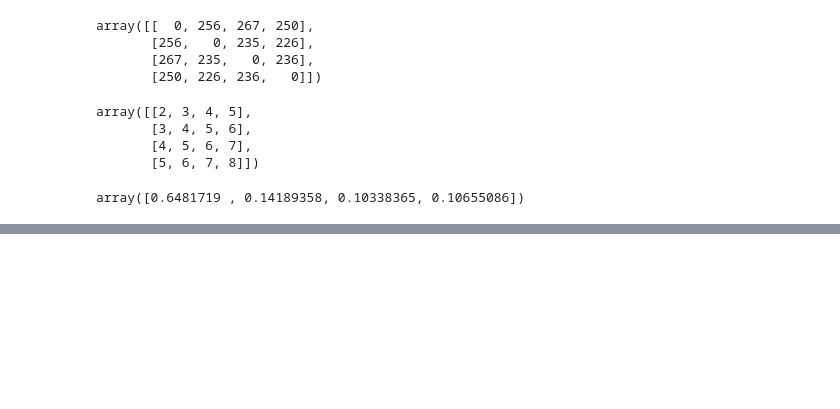
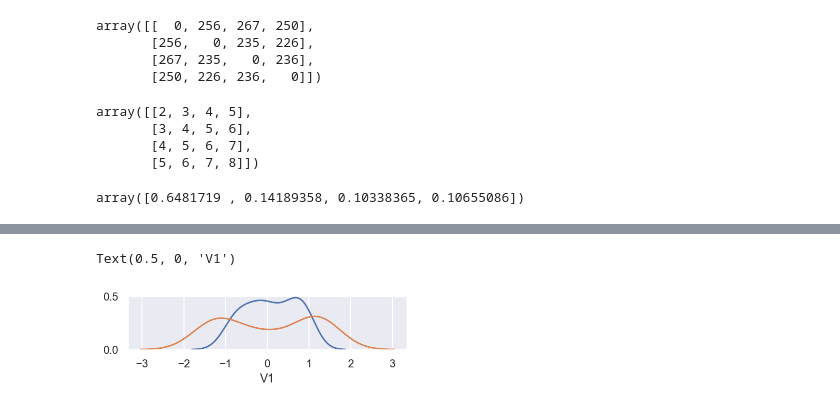
Before and after one commit to masakiaota/blog, a Jupyter notebook: BTmodel/tekitou.ipynb, the cells around one changed output, grey strips where cells are left out. Cells and saved outputs as stored; diff of their text form; code cells hidden in the pictures; blank space fills up the shorter version.

```diff
--- a/BTmodel/tekitou.ipynb
+++ b/BTmodel/tekitou.ipynb
@@ -51,0 +84,8 @@ array([0.6481719 , 0.14189358, 0.10338365, 0.10655086])
+# %%
+plt.figure(figsize=(5,1))
+sns.distplot(data1[:,0],hist=None)
+sns.distplot(data2[:,0],hist=None)
+plt.xlabel('V1')
+# %% [output]
+Text(0.5, 0, 'V1')
+[figure, added]
```
Also changed, not shown: parts of 8 cells of this notebook.
